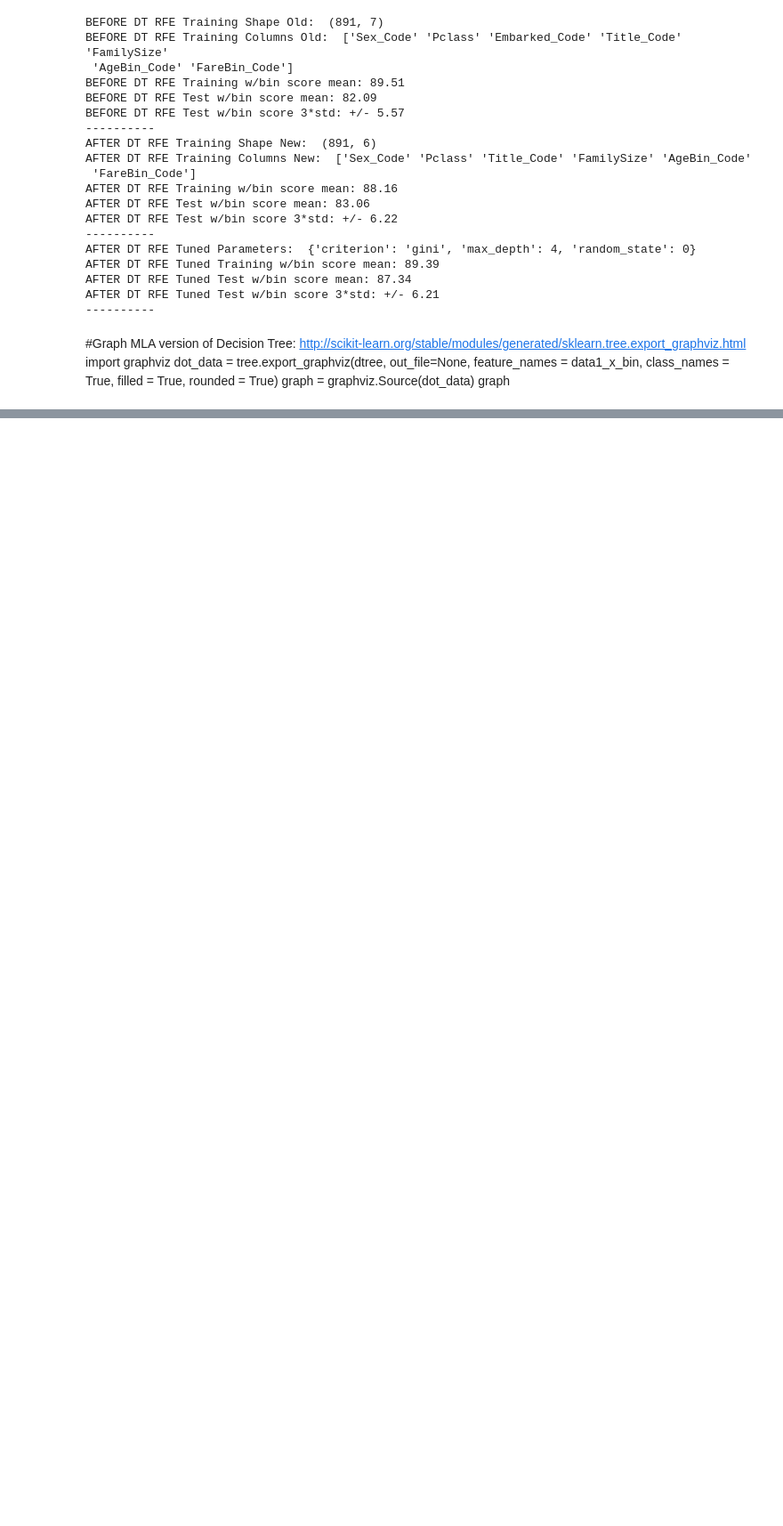
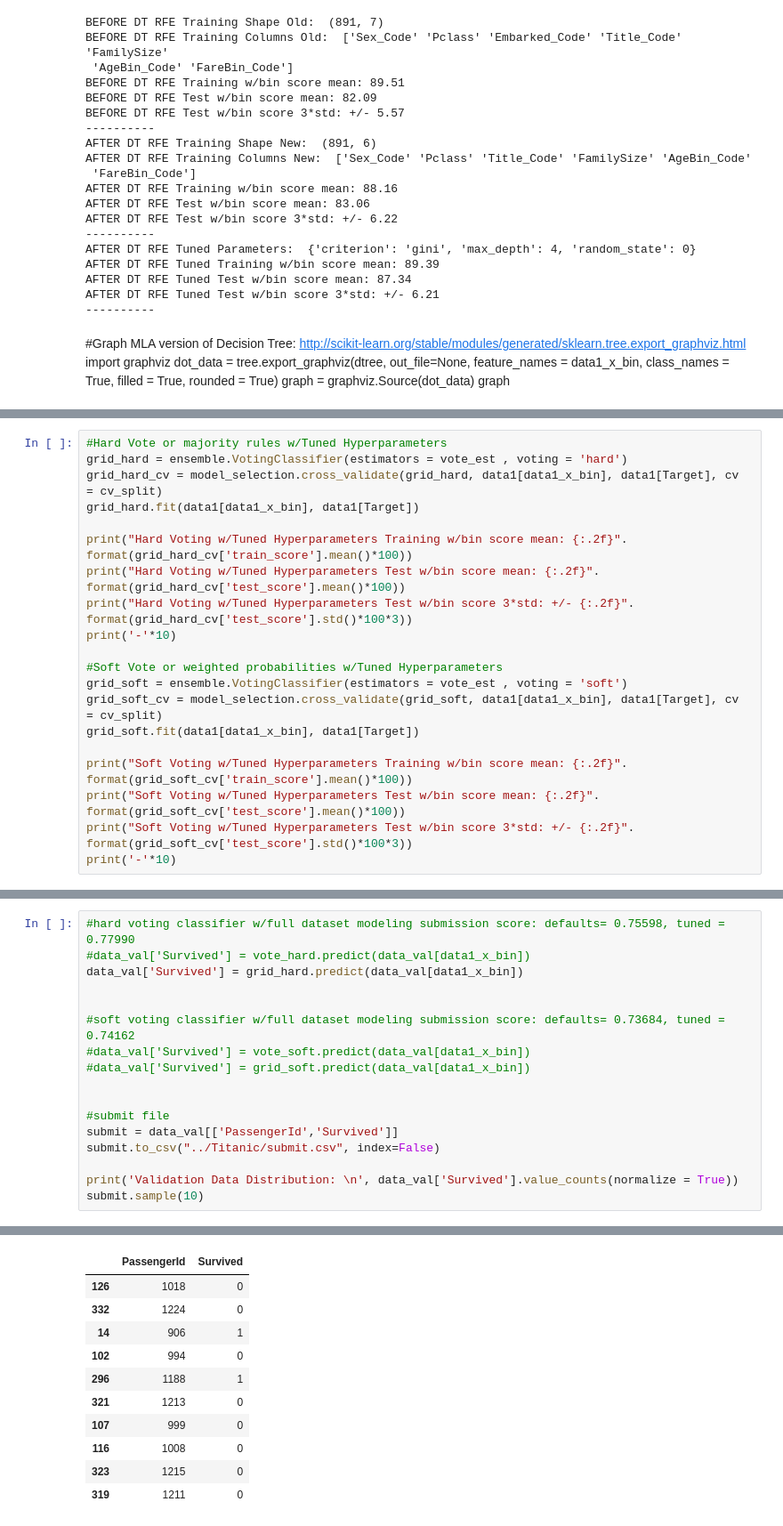
Before and after one commit to Fabiaccio91/Kaggle, a Jupyter notebook: Titanic/Kaggle - Titanic Survival.ipynb, the cells around one changed output, grey strips where cells are left out. Shown at 89% size. Saved outputs shown, nothing was run; the diff lists cells and outputs as text; blank space fills up the shorter version.

Commit message:
Ready for submission

```diff
--- a/Titanic/Kaggle - Titanic Survival.ipynb
+++ b/Titanic/Kaggle - Titanic Survival.ipynb
@@ -755,0 +972,20 @@ correlation_heatmap(MLA_predict)
+# %%
+#Hard Vote or majority rules w/Tuned Hyperparameters
+grid_hard = ensemble.VotingClassifier(estimators = vote_est , voting = 'hard')
+grid_hard_cv = model_selection.cross_validate(grid_hard, data1[data1_x_bin], data1[Target], cv  = cv_split)
+grid_hard.fit(data1[data1_x_bin], data1[Target])
+
+print("Hard Voting w/Tuned Hyperparameters Training w/bin score mean: {:.2f}". format(grid_hard_cv['train_score'].mean()*100))
+print("Hard Voting w/Tuned Hyperparameters Test w/bin score mean: {:.2f}". format(grid_hard_cv['test_score'].mean()*100))
+print("Hard Voting w/Tuned Hyperparameters Test w/bin score 3*std: +/- {:.2f}". format(grid_hard_cv['test_score'].std()*100*3))
+print('-'*10)
+
+#Soft Vote or weighted probabilities w/Tuned Hyperparameters
+grid_soft = ensemble.VotingClassifier(estimators = vote_est , voting = 'soft')
+grid_soft_cv = model_selection.cross_validate(grid_soft, data1[data1_x_bin], data1[Target], cv  = cv_split)
+grid_soft.fit(data1[data1_x_bin], data1[Target])
+
+print("Soft Voting w/Tuned Hyperparameters Training w/bin score mean: {:.2f}". format(grid_soft_cv['train_score'].mean()*100))
+print("Soft Voting w/Tuned Hyperparameters Test w/bin score mean: {:.2f}". format(grid_soft_cv['test_score'].mean()*100))
+print("Soft Voting w/Tuned Hyperparameters Test w/bin score 3*std: +/- {:.2f}". format(grid_soft_cv['test_score'].std()*100*3))
+print('-'*10)
@@ -755,0 +1001,18 @@ correlation_heatmap(MLA_predict)
+# %%
+#hard voting classifier w/full dataset modeling submission score: defaults= 0.75598, tuned = 0.77990
+#data_val['Survived'] = vote_hard.predict(data_val[data1_x_bin])
+data_val['Survived'] = grid_hard.predict(data_val[data1_x_bin])
+
+
+#soft voting classifier w/full dataset modeling submission score: defaults= 0.73684, tuned = 0.74162
+#data_val['Survived'] = vote_soft.predict(data_val[data1_x_bin])
+#data_val['Survived'] = grid_soft.predict(data_val[data1_x_bin])
+
+
+#submit file
+submit = data_val[['PassengerId','Survived']]
+submit.to_csv("../Titanic/submit.csv", index=False)
+
+print('Validation Data Distribution: \n', data_val['Survived'].value_counts(normalize = True))
+submit.sample(10)
+# %% [output]
@@ -755,0 +1023,11 @@ correlation_heatmap(MLA_predict)
+|  | PassengerId | Survived |
+| 126 | 1018 | 0 |
+| 332 | 1224 | 0 |
+| 14 | 906 | 1 |
+| 102 | 994 | 0 |
+| 296 | 1188 | 1 |
+| 321 | 1213 | 0 |
+| 107 | 999 | 0 |
+| 116 | 1008 | 0 |
+| 323 | 1215 | 0 |
+| 319 | 1211 | 0 |
```
Also changed, not shown: parts of 14 cells of this notebook.
